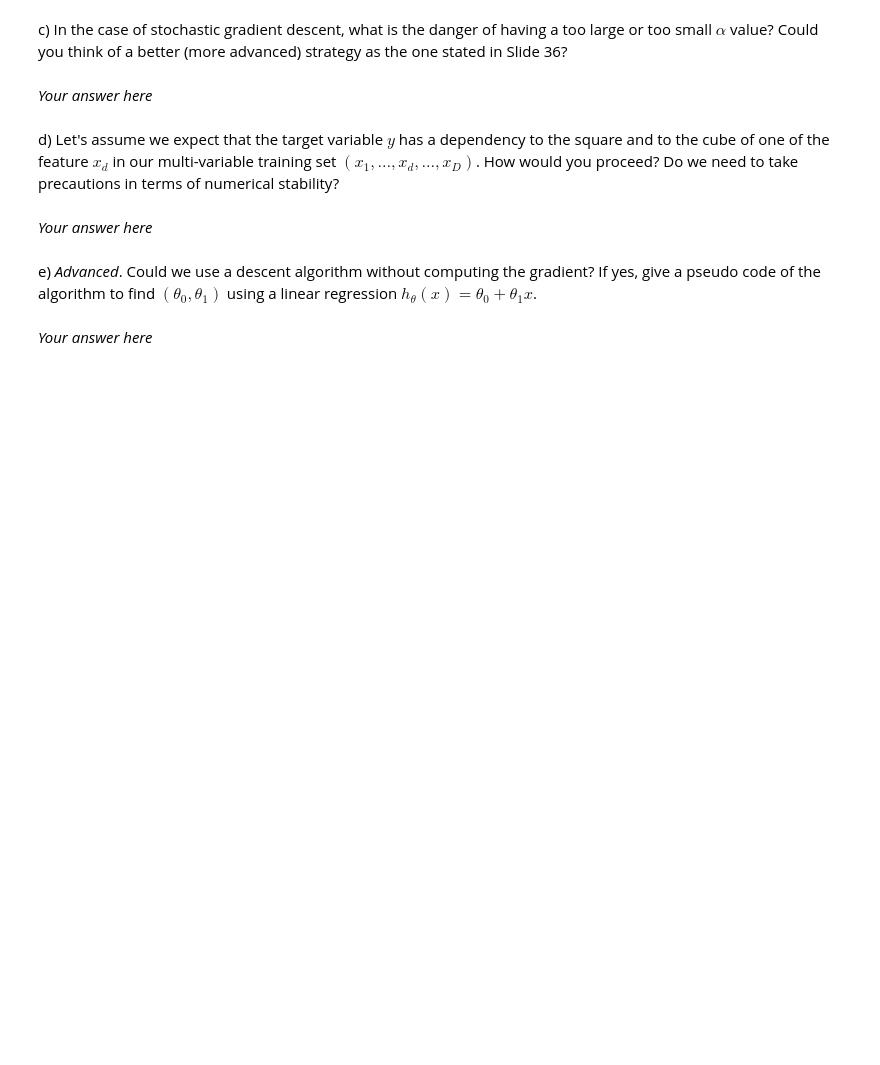
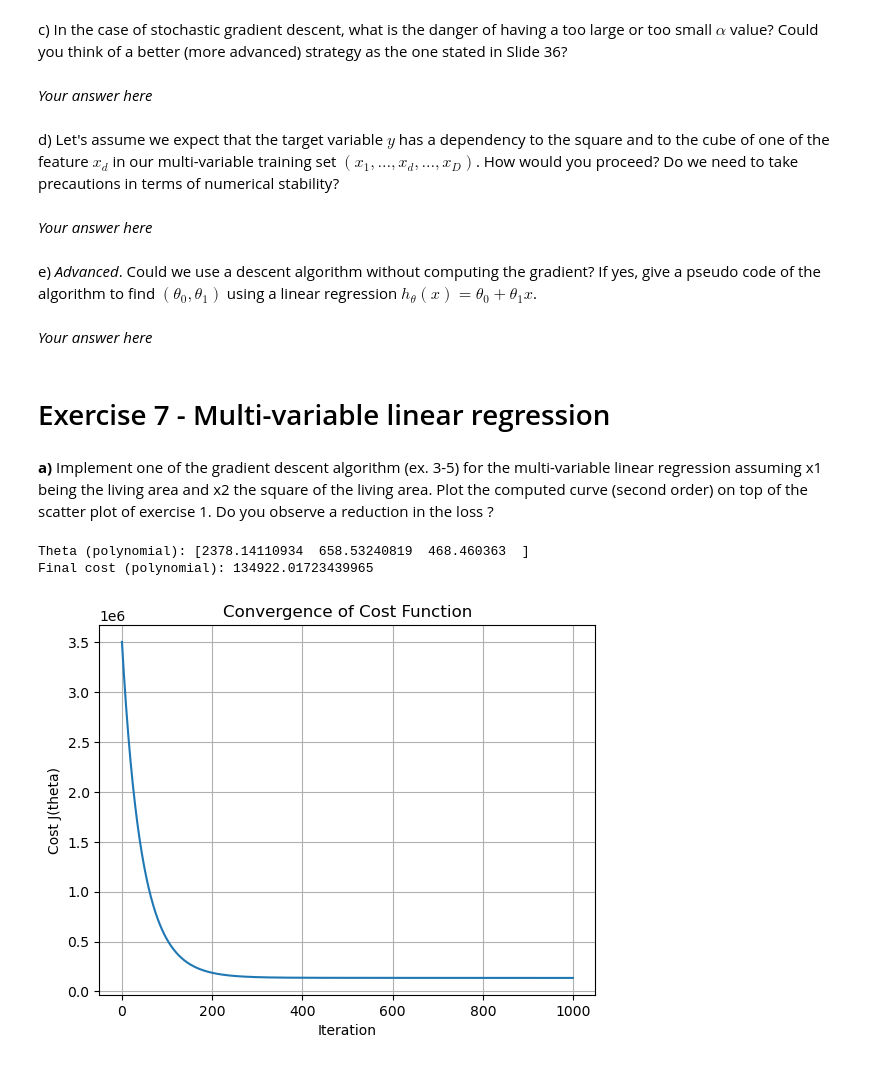
Before and after one commit to evarayHEIG/machle_labs, a Jupyter notebook: pw4/pw4-linear-regression-stud.ipynb, the cells around one changed output. Saved outputs shown, nothing was run; the diff lists cells and outputs as text; code cells hidden in the pictures; blank space fills up the shorter version.

```diff
--- a/pw4/pw4-linear-regression-stud.ipynb
+++ b/pw4/pw4-linear-regression-stud.ipynb
@@ -156,9 +156,14 @@ $J(\theta) = \frac{1}{2N} \sum_{n=1}^{N} (h_{\theta}(\mathbf{x}_{n}) - y_{n})^{2
 $(2)$
 # %%
 # Your code here
-N = X.shape[0]
-y_pred = X.dot(theta_i)
-J_theta = (1/(2*N)) * np.sum((y_pred - y)**2)
+
+
+def cost_function(X, y, theta):
+    N = X.shape[0]
+    y_pred = X.dot(theta)
+    J = (1/(2*N)) * np.sum((y_pred - y)**2)
+    return J
+J_theta = cost_function(X, y, theta_i)
 print("Cost function J(theta) =", J_theta)
 # %% [output]
 Cost function J(theta) = 136966.11624670407
@@ -243,3 +248,10 @@ _Your answer here_
 e) _Advanced_. Could we use a descent algorithm without computing the gradient? If yes, give a pseudo code of the algorithm to find $(\theta_{0}, \theta_{1})$ using a linear regression $h_{\theta}(x) = \theta_0 + \theta_1 x$.
 # %% [markdown]
 _Your answer here_
+# %% [markdown]
+# Exercise 7 - Multi-variable linear regression
+# %% [markdown]
+__a)__ Implement one of the gradient descent algorithm (ex. 3-5) for the multi-variable linear
+regression assuming x1 being the living area and x2 the square of the living area. Plot the
+computed curve (second order) on top of the scatter plot of exercise 1. Do you observe
+a reduction in the loss ?
@@ -245,0 +283,26 @@ _Your answer here_
+# %%
+x = dataset['living_area'].to_numpy(dtype=float)
+y = dataset['rent_price'].to_numpy(dtype=float)
+
+X_raw = np.column_stack((x, x**2))
+X_normalized, means, stds = normalize(X_raw)
+X_normalized = np.column_stack((np.ones((X_normalized.shape[0], 1)), X_normalized))
+# %%
+alpha = 0.01
+num_iters = 1000
+theta_poly, history = batch_gd(X_normalized, y, alpha, num_iters)
+print("Theta (polynomial):", theta_poly)
+print("Final cost (polynomial):", history[-1])
+# %% [output]
+Theta (polynomial): [2378.14110934  658.53240819  468.460363  ]
+Final cost (polynomial): 134922.01723439965
+# %%
+# Draw the convergence graph
+plt.plot(history)
+plt.title('Convergence of Cost Function')
+plt.xlabel('Iteration')
+plt.ylabel('Cost J(theta)')
+plt.grid(True)
+plt.show()
+# %% [output]
+[figure, added]
```
Also changed, not shown: parts of 7 cells of this notebook.
